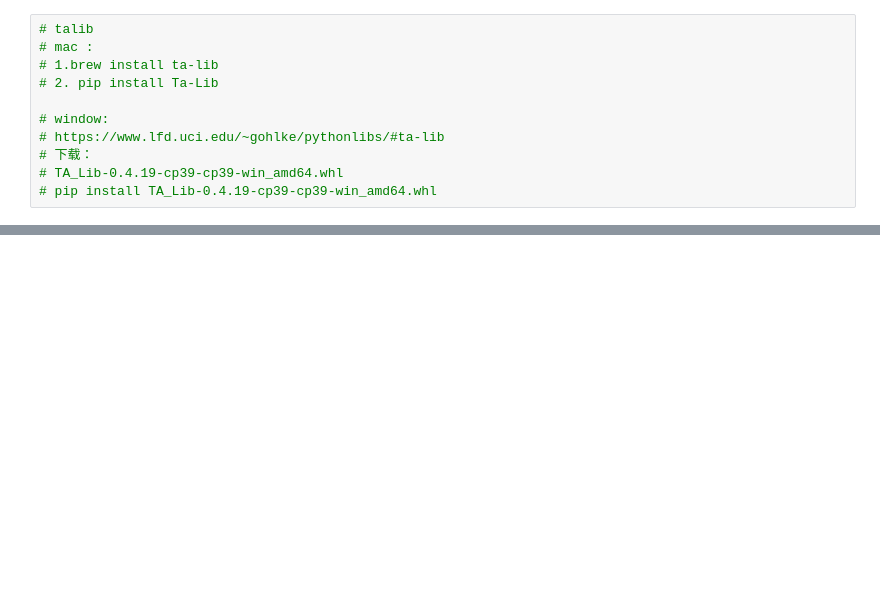
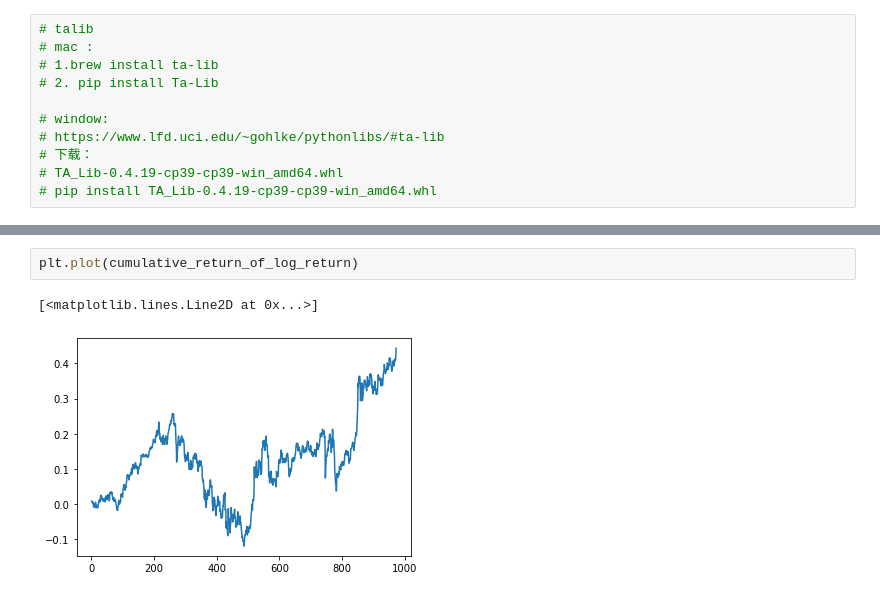
Before and after one commit to williamjiamin/Quant_Intro, a Jupyter notebook: 【乐学偶得出品】【ETF的研究】.ipynb, the cells around one changed output, grey strips where cells are left out. Cells and saved outputs as stored; diff of their text form; blank space fills up the shorter version.

```diff
--- a/【乐学偶得出品】【ETF的研究】.ipynb
+++ b/【乐学偶得出品】【ETF的研究】.ipynb
@@ -107,0 +370,5 @@ etf_HS300['close'].idxmax()
+# %%
+plt.plot(cumulative_return_of_log_return)
+# %% [output]
+[<matplotlib.lines.Line2D at 0x...>]
+[figure, added]
```
Also changed, not shown: parts of 54 cells of this notebook.
